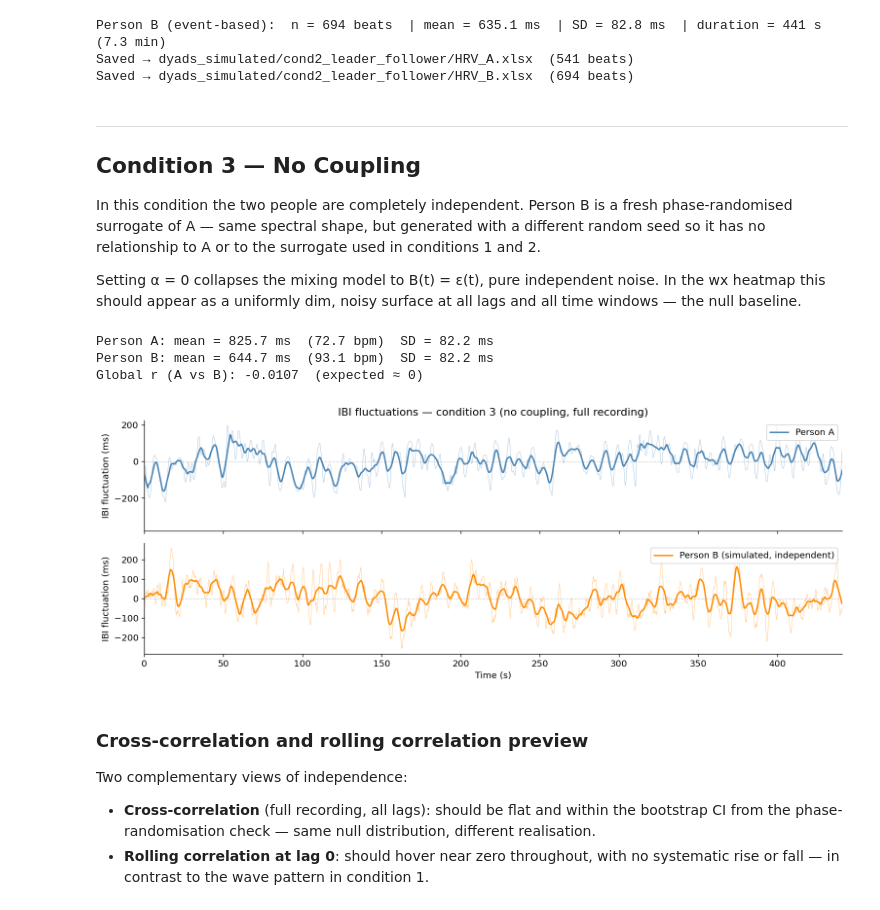
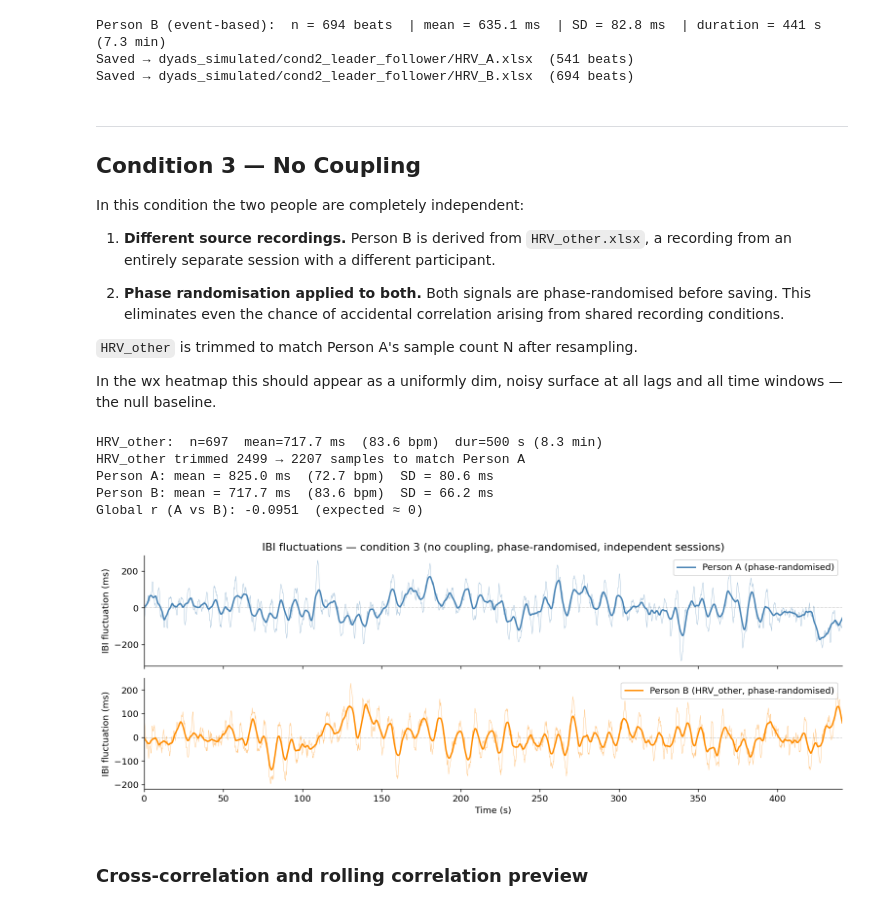
Before and after one commit to wunderwald/BioSync, a Jupyter notebook: simulated_data/simulated_data.ipynb, the cells around one changed output. Saved outputs shown, nothing was run; the diff lists cells and outputs as text; code cells hidden in the pictures.

```diff
--- a/simulated_data/simulated_data.ipynb
+++ b/simulated_data/simulated_data.ipynb
@@ -560,60 +560,79 @@ Saved → dyads_simulated/cond2_leader_follower/HRV_B.xlsx  (694 beats)
 ---
 ## Condition 3 — No Coupling
 
-In this condition the two people are completely independent.
-Person B is a fresh phase-randomised surrogate of A — same spectral shape,
-but generated with a different random seed so it has no relationship to A or to the
-surrogate used in conditions 1 and 2.
+In this condition the two people are completely independent:
 
-Setting α = 0 collapses the mixing model to B(t) = ε(t), pure independent noise.
-In the wx heatmap this should appear as a uniformly dim, noisy surface at all lags
-and all time windows — the null baseline.
+1. **Different source recordings.** Person B is derived from `HRV_other.xlsx`, a recording from an entirely separate session with a different participant.
+
+2. **Phase randomisation applied to both.** Both signals are phase-randomised before saving. This eliminates even the chance of accidental correlation arising from shared recording conditions.
+
+`HRV_other` is trimmed to match Person A's sample count N after resampling.
+
+In the wx heatmap this should appear as a uniformly dim, noisy surface at all lags and all time windows — the null baseline.
 # %%
-epsilon_c3   = phase_randomize(x_a_fluct, seed=SEED + 1)   # independent of epsilon (conds 1&2)
-x_b_fluct_c3 = epsilon_c3.copy()                           # α = 0 → pure noise
-x_b_c3       = np.clip(x_b_fluct_c3 + MEAN_B, 300, 990)
+# ── Load independent recording (different session) ─────────────────────
+ibi_other = load_ibi('dyad_recording/HRV_other.xlsx')
+MEAN_OTHER = ibi_other.mean()
+dur_other  = ibi_other.sum() / 1000
+print(f'HRV_other:  n={len(ibi_other)}  mean={MEAN_OTHER:.1f} ms  '
+      f'({60000/MEAN_OTHER:.1f} bpm)  dur={dur_other:.0f} s ({dur_other/60:.1f} min)')
 
-r_c3 = np.corrcoef(x_a_fluct, x_b_fluct_c3)[0, 1]
-print(f'Person A: mean = {x_a.mean():.1f} ms  ({60000/x_a.mean():.1f} bpm)  SD = {x_a.std():.1f} ms')
+# Resample to uniform grid, then trim (or tile) to match Person A's N samples
+t_other_full, x_other_full = ibi_to_uniform(ibi_other, fs=FS)
+if len(x_other_full) >= N:
+    x_other = x_other_full[:N]
+    print(f'HRV_other trimmed {len(x_other_full)} → {N} samples to match Person A')
+else:
+    reps    = int(np.ceil(N / len(x_other_full)))
+    x_other = np.tile(x_other_full, reps)[:N]
+    print(f'HRV_other tiled {len(x_other_full)} → {N} samples to match Person A')
+x_other_fluct = x_other - x_other.mean()
+
+# Phase-randomise both A and B:
+#   - A keeps its spectral shape but loses all temporal structure
+#   - B keeps HRV_other's spectral shape but loses all temporal structure
+x_a_fluct_c3 = phase_randomize(x_a_fluct,     seed=SEED + 2)
+x_b_fluct_c3 = phase_randomize(x_other_fluct, seed=SEED + 3)
+
+x_a_c3 = np.clip(x_a_fluct_c3 + x_a.mean(), 300, 990)
+x_b_c3 = np.clip(x_b_fluct_c3 + MEAN_OTHER,  300, 990)
+
+r_c3 = np.corrcoef(x_a_fluct_c3, x_b_fluct_c3)[0, 1]
+print(f'Person A: mean = {x_a_c3.mean():.1f} ms  ({60000/x_a_c3.mean():.1f} bpm)  SD = {x_a_c3.std():.1f} ms')
 print(f'Person B: mean = {x_b_c3.mean():.1f} ms  ({60000/x_b_c3.mean():.1f} bpm)  SD = {x_b_c3.std():.1f} ms')
 print(f'Global r (A vs B): {r_c3:.4f}  (expected ≈ 0)')
 # %% [output]
-Person A: mean = 825.7 ms  (72.7 bpm)  SD = 82.2 ms
-Person B: mean = 644.7 ms  (93.1 bpm)  SD = 82.2 ms
-Global r (A vs B): -0.0107  (expected ≈ 0)
+HRV_other:  n=697  mean=717.7 ms  (83.6 bpm)  dur=500 s (8.3 min)
+HRV_other trimmed 2499 → 2207 samples to match Person A
+Person A: mean = 825.0 ms  (72.7 bpm)  SD = 80.6 ms
+Person B: mean = 717.7 ms  (83.6 bpm)  SD = 66.2 ms
+Global r (A vs B): -0.0951  (expected ≈ 0)
 # %%
 fig, axes = plt.subplots(2, 1, figsize=(13, 5), sharex=True)
 
 for ax in axes:
     ax.axhline(0, color='gray', lw=0.6, linestyle=':')
 
-axes[0].plot(t_a, x_a_fluct,    lw=0.5, color='steelblue',  alpha=0.5)
-axes[0].plot(t_a, smooth(x_a_fluct), lw=1.8, color='steelblue',  label='Person A')
+axes[0].plot(t_a, x_a_fluct_c3,         lw=0.5, color='steelblue',  alpha=0.5)
+axes[0].plot(t_a, smooth(x_a_fluct_c3), lw=1.8, color='steelblue',  label='Person A (phase-randomised)')
 axes[0].set_ylabel('IBI fluctuation (ms)')
-axes[0].set_title('IBI fluctuations — condition 3 (no coupling, full recording)')
+axes[0].set_title('IBI fluctuations — condition 3 (no coupling, phase-randomised, independent sessions)')
 axes[0].legend(loc='upper right')
 
-axes[1].plot(t_a, x_b_fluct_c3, lw=0.5, color='darkorange', alpha=0.5)
-axes[1].plot(t_a, smooth(x_b_fluct_c3), lw=1.8, color='darkorange', label='Person B (simulated, independent)')
+axes[1].plot(t_a, x_b_fluct_c3,         lw=0.5, color='darkorange', alpha=0.5)
+axes[1].plot(t_a, smooth(x_b_fluct_c3), lw=1.8, color='darkorange', label='Person B (HRV_other, phase-randomised)')
 axes[1].set_ylabel('IBI fluctuation (ms)')
 axes[1].set_xlabel('Time (s)')
 axes[1].legend(loc='upper right')
 
 for ax in axes:
     ax.set_xlim(0, t_a[-1])
 
 plt.tight_layout()
 plt.show()
 # %% [output]
-[figure, old version]
+[figure, new version]
 # %% [markdown]
 ### Cross-correlation and rolling correlation preview
-
-Two complementary views of independence:
-
-- **Cross-correlation** (full recording, all lags): should be flat and within the bootstrap
-  CI from the phase-randomisation check — same null distribution, different realisation.
-- **Rolling correlation at lag 0**: should hover near zero throughout, with no systematic
-  rise or fall — in contrast to the wave pattern in condition 1.
 # %%
 # ── Cross-correlation at all lags ──────────────────────────────────────
```
Also changed, not shown: parts of 2 cells of this notebook, 6 other files.
